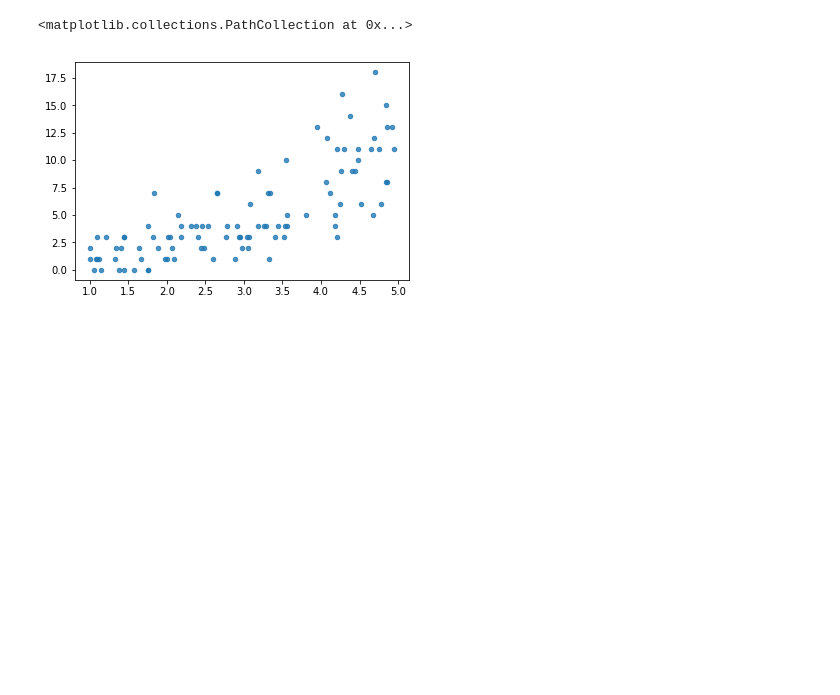
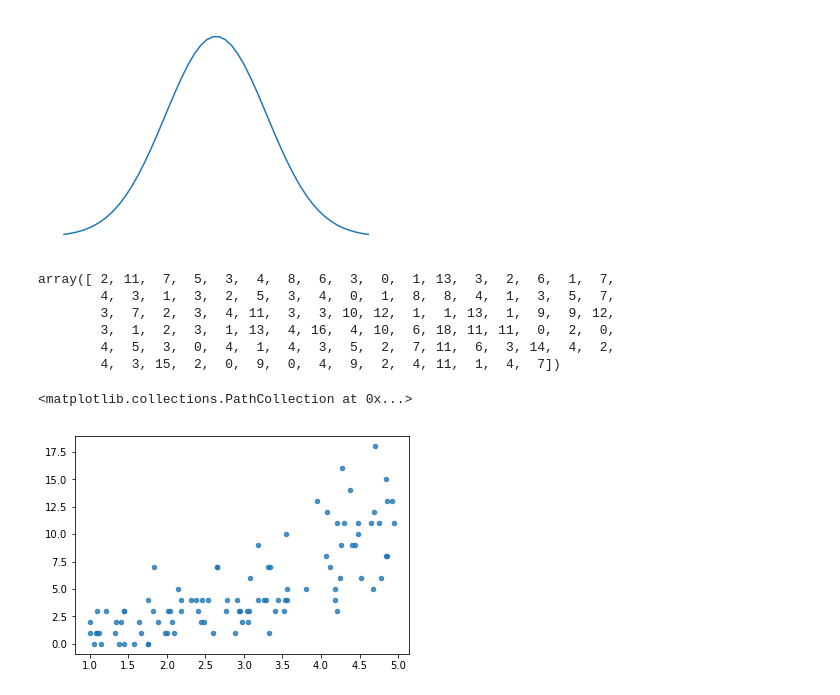
Before and after one commit to kidaufo/StatisticalModeling, a Jupyter notebook: PoissonRegression.ipynb, the cells around one changed output. Saved outputs shown, nothing was run; the diff lists cells and outputs as text; code cells hidden in the pictures; blank space fills up the shorter version.

```diff
--- a/PoissonRegression.ipynb
+++ b/PoissonRegression.ipynb
@@ -10,3 +35,17 @@ import statsmodels.api as sm
+# %%
+xx = np.linspace(-3,3)
+
+fig, ax = plt.subplots()
+ax.plot(xx, stats.norm.pdf(xx))
+
+ax.tick_params(labelbottom="off",bottom="off") # x軸の削除
+ax.tick_params(labelleft="off",left="off") # y軸の削除
+ax.set_xticklabels([])
+plt.box("off")
+
+plt.savefig("normal_dist.png", transparent=True)
+# %% [output]
+[figure, added]
 # %%
 np.random.seed(5)
 n_sample = 100
@@ -16,6 +55,15 @@ b = -0.4
 x = uniform(1, 5, size=n_sample)
 mu = np.exp(a * x + b)
 y = poisson(mu)
+# %%
+y
+# %% [output]
+array([ 2, 11,  7,  5,  3,  4,  8,  6,  3,  0,  1, 13,  3,  2,  6,  1,  7,
+        4,  3,  1,  3,  2,  5,  3,  4,  0,  1,  8,  8,  4,  1,  3,  5,  7,
+        3,  7,  2,  3,  4, 11,  3,  3, 10, 12,  1,  1, 13,  1,  9,  9, 12,
+        3,  1,  2,  3,  1, 13,  4, 16,  4, 10,  6, 18, 11, 11,  0,  2,  0,
+        4,  5,  3,  0,  4,  1,  4,  3,  5,  2,  7, 11,  6,  3, 14,  4,  2,
+        4,  3, 15,  2,  0,  9,  0,  4,  9,  2,  4, 11,  1,  4,  7])
 # %%
 plt.scatter(x, y, s=20, alpha=0.8)
 # %% [output]
```
Also changed, not shown: parts of 2 cells of this notebook, 1 other file.
